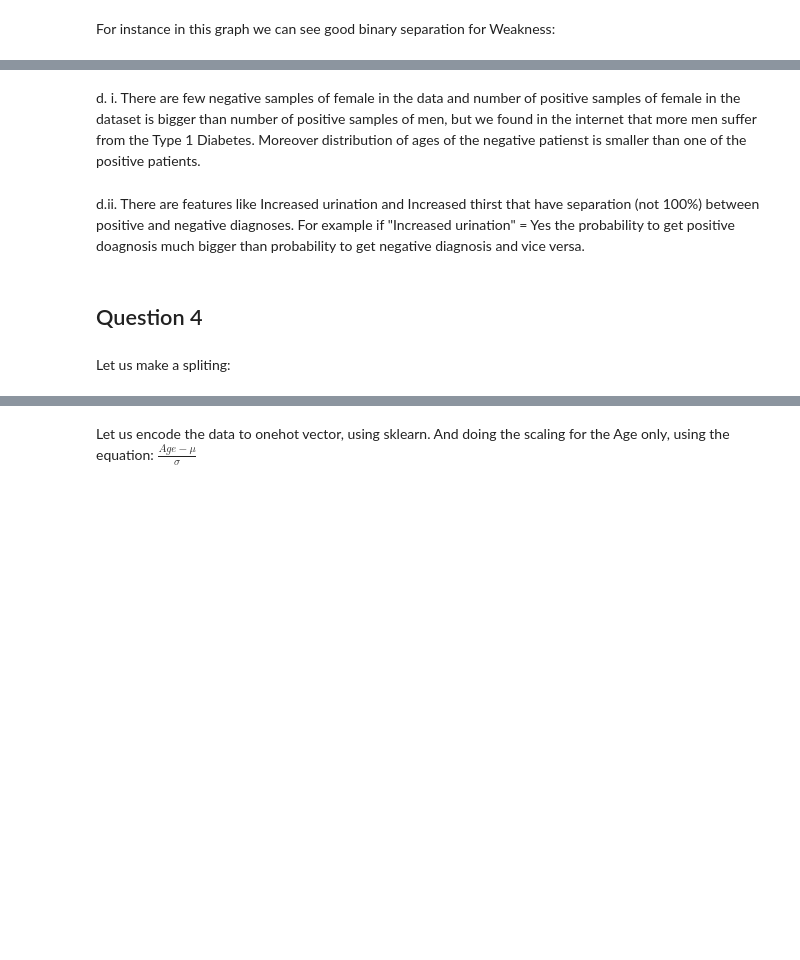
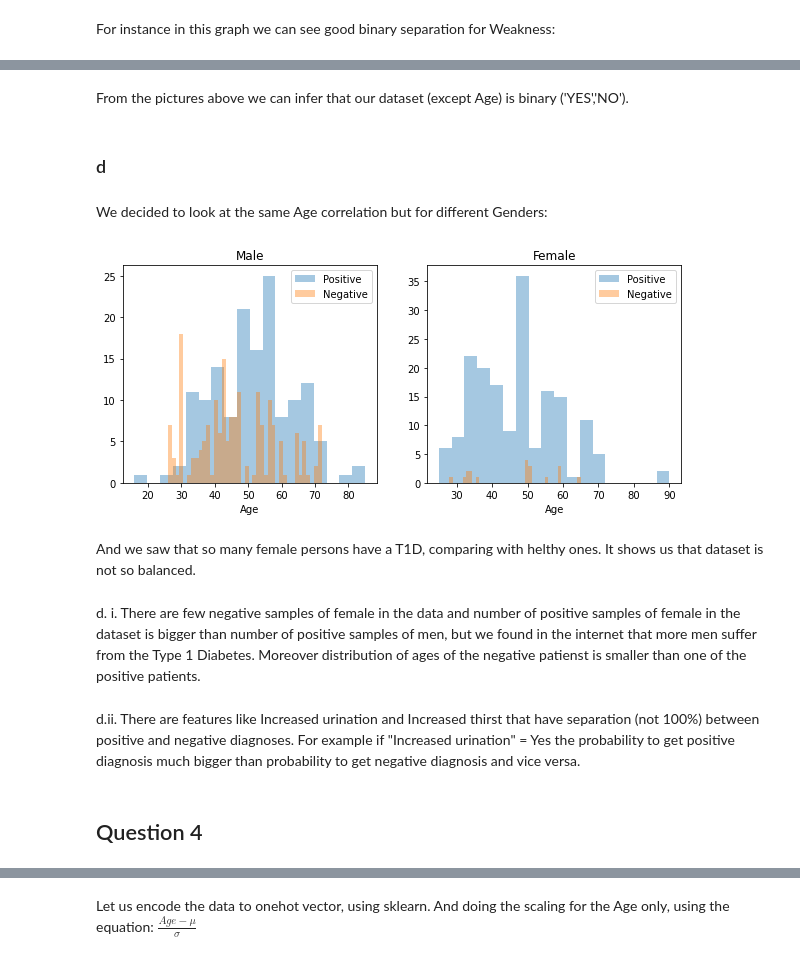
Before and after one commit to mlh-master/hw2_mlh-valeriia-adn-marina, a Jupyter notebook: HW2.ipynb, the cells around one changed output, grey strips where cells are left out. Cells and saved outputs as stored; diff of their text form; code cells hidden in the pictures; blank space fills up the shorter version.

```diff
--- a/HW2.ipynb
+++ b/HW2.ipynb
@@ -258,9 +236,31 @@ ax = sns.violinplot(x=data['Weakness'], y=data['Age'], hue="Gender",
+# %% [markdown]
+From the pictures above we can infer that our dataset (except Age) is binary ('YES','NO').
+# %% [markdown]
+### d
+# %% [markdown]
+We decided to look at the same Age correlation but for different Genders:
+# %%
+Positive = 'Positive'
+Negative = 'Negative'
+fig, axes = plt.subplots(nrows=1, ncols=2,figsize=(10, 4))
+women = data[data['Gender']==1]
+men = data[data['Gender']==0]
+ax = sns.distplot(women[women['Diagnosis']==1].Age.dropna(), bins=18, label = Positive, ax = axes[0], kde =False)
+ax = sns.distplot(women[women['Diagnosis']==0].Age.dropna(), bins=40, label = Negative, ax = axes[0], kde =False)
+ax.legend()
+ax.set_title('Male')
+ax = sns.distplot(men[men['Diagnosis']==1].Age.dropna(), bins=18, label = Positive, ax = axes[1], kde = False)
+ax = sns.distplot(men[men['Diagnosis']==0].Age.dropna(), bins=40, label = Negative, ax = axes[1], kde = False)
+ax.legend()
+_ = ax.set_title('Female')
+# %% [output]
+[figure, added]
+# %% [markdown]
+And we saw that so many female persons have a T1D, comparing with helthy ones. It shows us that dataset is not so balanced.
 # %% [markdown]
 d.
 i. There are few negative samples of female in the data and number of positive samples of female in the dataset is bigger than number of positive samples of men, but we found in the internet that more men suffer from the Type 1 Diabetes. Moreover distribution of ages of the negative patienst is smaller than one of the positive patients.
 # %% [markdown]
-d.ii. There are features like Increased urination and Increased thirst that have separation (not 100%) between positive and negative diagnoses. For example if "Increased urination" = Yes the probability to get positive doagnosis much bigger than probability to get negative diagnosis and vice versa.
+d.ii. There are features like Increased urination and Increased thirst that have separation (not 100%) between positive and negative diagnoses. For example if "Increased urination" = Yes the probability to get positive diagnosis much bigger than probability to get negative diagnosis and vice versa.
 # %% [markdown]
 ## Question 4
-# %% [markdown]
-Let us make a spliting:
```
Also changed, not shown: parts of 65 cells of this notebook, 2 other files.
